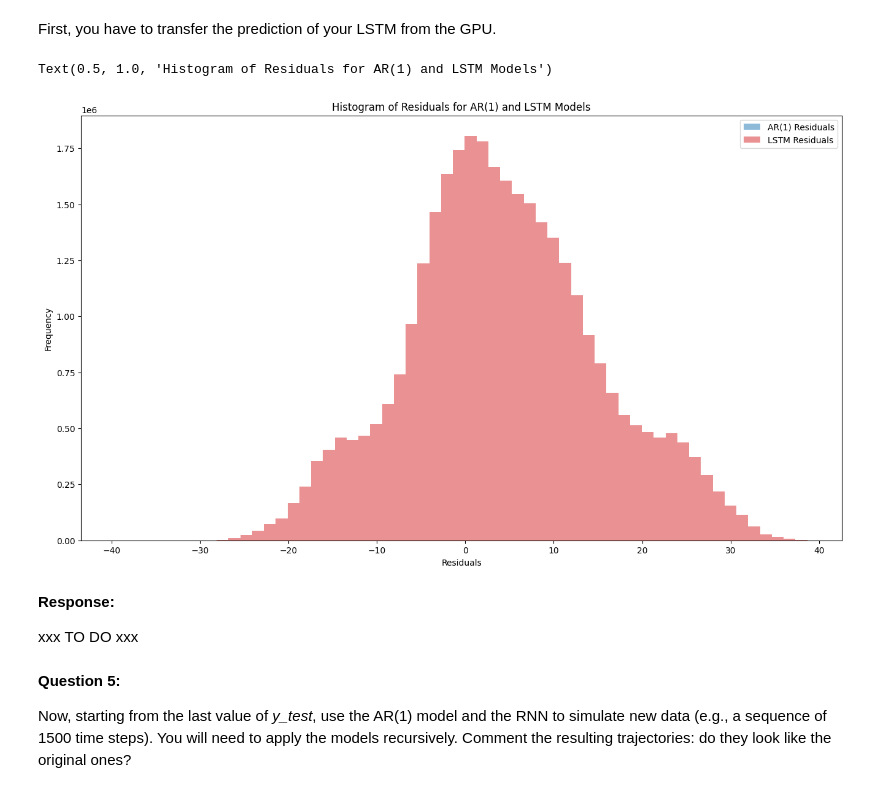
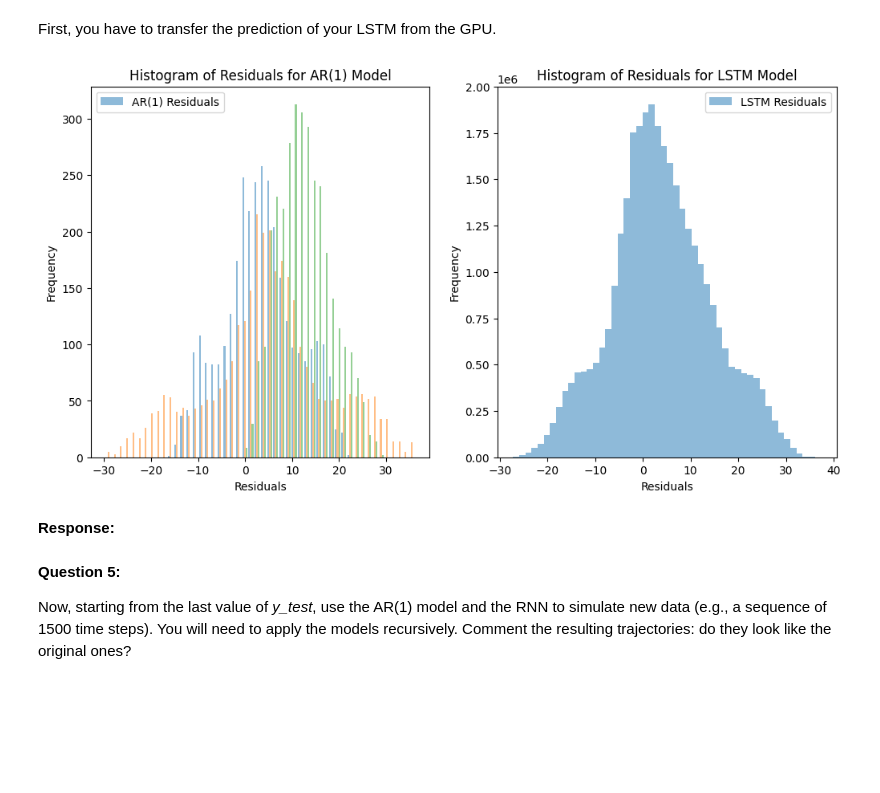
Before and after one commit to sastelvio/Data_Science_Classes, a Jupyter notebook: LabSession6_RNN_L63_SastelvioMANUEL.ipynb, the cells around one changed output. Saved outputs shown, nothing was run; the diff lists cells and outputs as text; code cells hidden in the pictures; blank space fills up the shorter version.

Commit message:
Answer the questions

```diff
--- a/LabSession6_RNN_L63_SastelvioMANUEL.ipynb
+++ b/LabSession6_RNN_L63_SastelvioMANUEL.ipynb
@@ -302,47 +294,50 @@ y_RNN_hat = y_RNN_hat.cpu()
 # %%
-# Question 4
-# Compare the predictions of the linear regression AR(1) and the LSTM architecture on the test dataset.
-# Compute the root mean squared errors (for each component) between the predicted values and the truth.
-# Plot the histograms of the residuals for the 2 models.
+# Make predictions from the AR1 and LSTM models
+y_AR1_hat = model_AR1.forward(x_test)
+y_RNN_hat, h_hat, c_hat = model_RNN.forward(x_test_LSTM)
 
-# Make predictions from the AR1 and LSTM models
-y_AR1_hat = model_AR1(x_test)
-y_RNN_hat, _, _ = model_RNN(x_test_LSTM)
+# Transfer data from the GPU
+#y_RNN_hat = y_RNN_hat.cpu()
 
 # Convert the predictions and y_test to NumPy arrays
 y_AR1_hat = y_AR1_hat.detach().numpy()
-y_RNN_hat = y_RNN_hat.cpu().detach().numpy()  # Move to CPU and then convert to NumPy
-y_test_numpy = y_test.cpu().numpy()  # Move to CPU and then convert to NumPy
+y_RNN_hat = y_RNN_hat.cpu().detach().numpy()
+y_test_numpy = y_test.cpu().numpy()
 
 # Compute root mean squared errors
 import numpy as np
 
 def calculate_rmse(y_true, y_pred):
     mse = np.mean((y_true - y_pred) ** 2)
     return np.sqrt(mse)
 
 rmse_AR1 = calculate_rmse(y_test_numpy, y_AR1_hat)
 rmse_RNN = calculate_rmse(y_test_numpy, y_RNN_hat)
 
 # Flatten residuals_RNN
 residuals_AR1 = y_test_numpy - y_AR1_hat
 residuals_RNN = y_test_numpy - y_RNN_hat
 residuals_RNN = residuals_RNN.flatten()  # Flatten the residuals array
 
-plt.figure()
-plt.hist(residuals_AR1, bins=50, alpha=0.5, label='AR(1) Residuals')
-plt.hist(residuals_RNN, bins=50, alpha=0.5, label='LSTM Residuals')
-plt.xlabel('Residuals')
-plt.ylabel('Frequency')
-plt.legend()
-plt.title('Histogram of Residuals for AR(1) and LSTM Models')
+fig, (ax1, ax2) = plt.subplots(1, 2, figsize=(12, 6))
+
+ax1.hist(residuals_AR1, bins=50, alpha=0.5, label='AR(1) Residuals')
+ax1.set_xlabel('Residuals')
+ax1.set_ylabel('Frequency')
+ax1.set_title('Histogram of Residuals for AR(1) Model')
+ax1.legend()
+
+ax2.hist(residuals_RNN, bins=50, alpha=0.5, label='LSTM Residuals')
+ax2.set_xlabel('Residuals')
+ax2.set_ylabel('Frequency')
+ax2.set_title('Histogram of Residuals for LSTM Model')
+ax2.legend()
+
+plt.show()
 # %% [output]
-Text(0.5, 1.0, 'Histogram of Residuals for AR(1) and LSTM Models')
-[figure, old version]
+[figure, new version]
 # %% [markdown]
 **Response:**
-
-xxx TO DO xxx
 # %% [markdown]
 **Question 5:**
 
```
Also changed, not shown: parts of 15 cells of this notebook.
